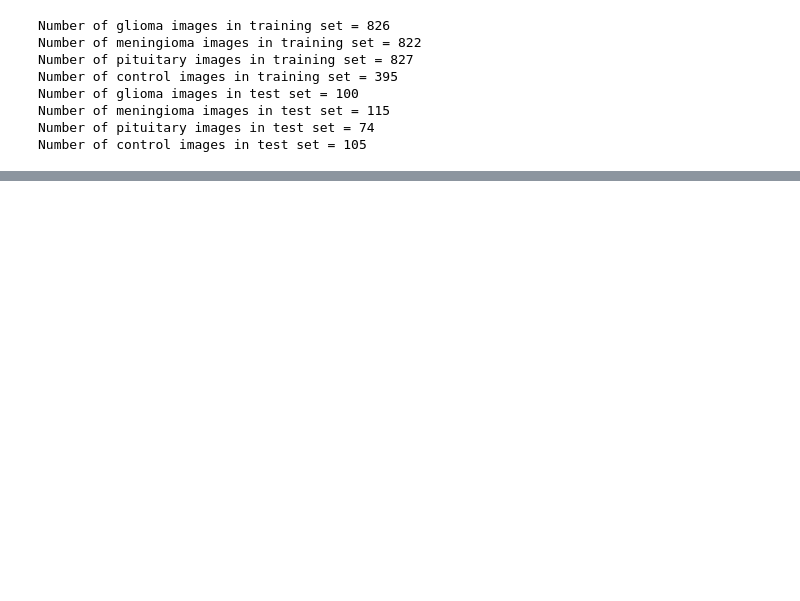
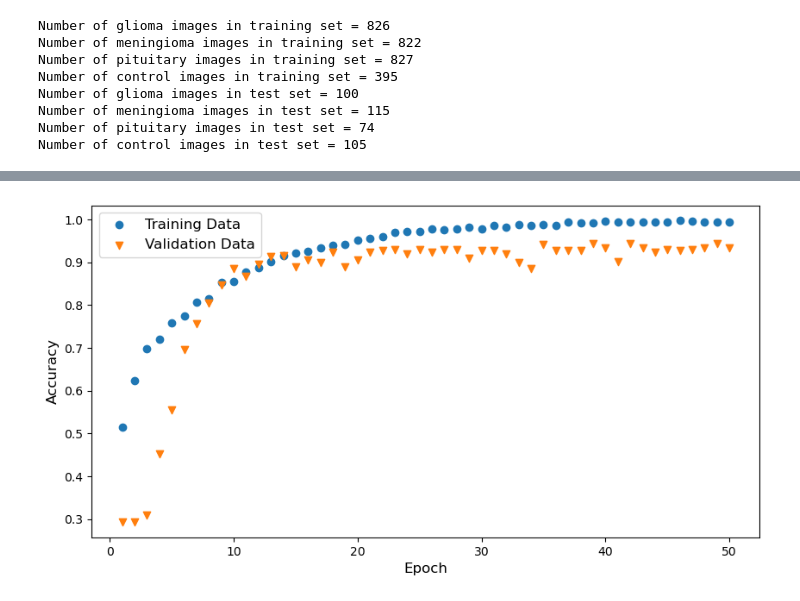
Before and after one commit to ZahraAdahman/MRI_Classification, a Jupyter notebook: MRI_Classification.ipynb, the cells around one changed output, grey strips where cells are left out. Cells and saved outputs as stored; diff of their text form; code cells hidden in the pictures; blank space fills up the shorter version.

Commit message:
AlexNet_Implementation
Create the labels for the training and testing data, scale, and implement the AlexNet CNN algorithm.

```diff
--- a/MRI_Classification.ipynb
+++ b/MRI_Classification.ipynb
@@ -92,0 +116,5 @@ Shape of test set = (394, 512, 512, 3)
+# %%
+mri_train_labels = np.zeros(len(mri_train))
+mri_train_labels[len(glioma_train):len(glioma_train) + len(meningioma_train)] = 1
+mri_train_labels[len(glioma_train) + len(meningioma_train):len(glioma_train) + len(meningioma_train) + len(pituitary_train)] = 2
+mri_train_labels[len(glioma_train) + len(meningioma_train) + len(pituitary_train):] = 3
@@ -92,0 +126,2 @@ Shape of test set = (394, 512, 512, 3)
+# %%
+X_tt, X_ho, y_tt, y_ho = train_test_split(mri_train.copy(), mri_train_labels, test_size=.1, random_state=400, shuffle=True, stratify=mri_train_labels)
@@ -92,0 +172,11 @@ Shape of test set = (394, 512, 512, 3)
+# %%
+# Compile the neural network
+alexnet.compile(loss='sparse_categorical_crossentropy', optimizer=tf.optimizers.SGD(learning_rate=0.001), metrics=['accuracy'])
+# %%
+# Train the model
+n_epochs = 50
+history_alex = alexnet.fit(X_tt,
+                            y_tt,
+                            epochs = n_epochs,
+                            batch_size = 32,
+                            validation_data = (X_ho,y_ho))
@@ -92,0 +201,21 @@ Shape of test set = (394, 512, 512, 3)
+# %%
+plt.figure(figsize=(10,5))
+
+plt.scatter(range(1,n_epochs+1),
+            history_alex.history['accuracy'],
+            label="Training Data")
+plt.scatter(range(1,n_epochs+1),
+            history_alex.history['val_accuracy'],
+            marker='v',
+            label="Validation Data")
+
+plt.xlabel("Epoch", fontsize=12)
+plt.ylabel("Accuracy", fontsize=12)
+
+
+plt.legend(fontsize=12)
+
+
+plt.show()
+# %% [output]
+[figure, added]
```
Also changed, not shown: parts of 10 cells of this notebook.
